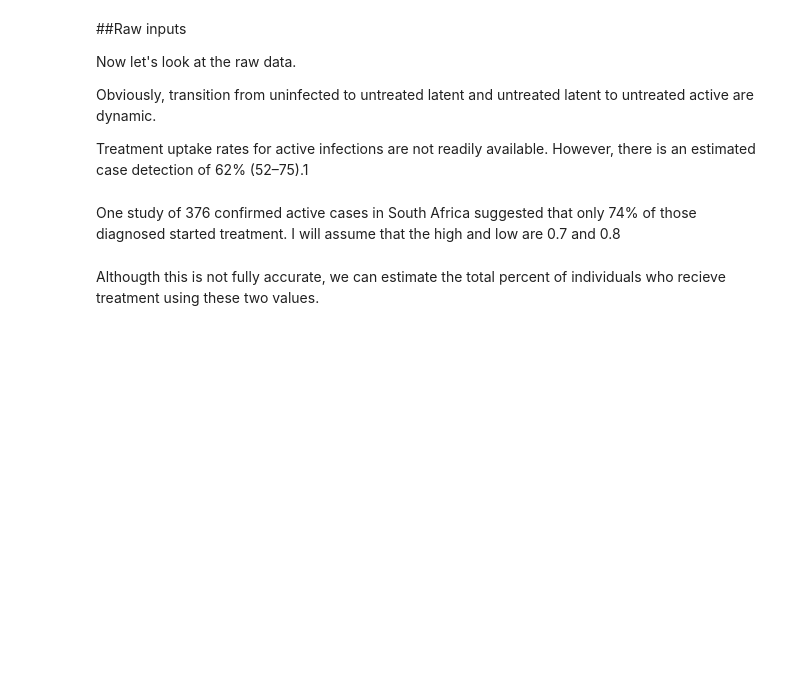
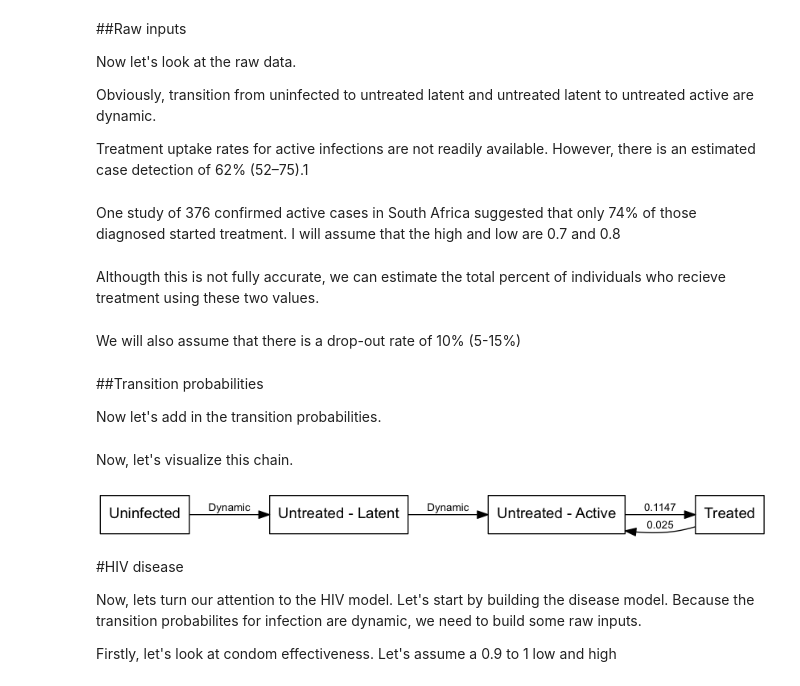
Before and after one commit to alexgoodell/limsa, a Jupyter notebook: Limsa.ipynb, the cells around one changed output. Drawn from its saved outputs; the diff is of its cells as text; code cells hidden in the pictures; blank space fills up the shorter version.

```diff
--- a/Limsa.ipynb
+++ b/Limsa.ipynb
@@ -734,3 +734,5 @@ overall_percent_active_treated = Raw_input(
 )
 
 save(overall_percent_active_treated)
+# %% [markdown]
+We will also assume that there is a drop-out rate of 10% (5-15%)
@@ -736,0 +749,4 @@ save(overall_percent_active_treated)
+# %% [markdown]
+##Transition probabilities
+
+Now let's add in the transition probabilities.
@@ -736,0 +799,14 @@ save(overall_percent_active_treated)
+# %% [markdown]
+Now, let's visualize this chain.
+# %%
+link_tps_to_chains()
+visualize_chain(tb_treatment_chain)
+Image(filename='file.png')
+# %% [output]
+[figure, added]
+# %% [markdown]
+#HIV disease
+
+Now, lets turn our attention to the HIV model. Let's start by building the disease model. Because the transition probabilites for infection are dynamic, we need to build some raw inputs.
+
+Firstly, let's look at condom effectiveness. Let's assume a 0.9 to 1 low and high
```
Also changed, not shown: parts of 3 cells of this notebook, 3 other files.
